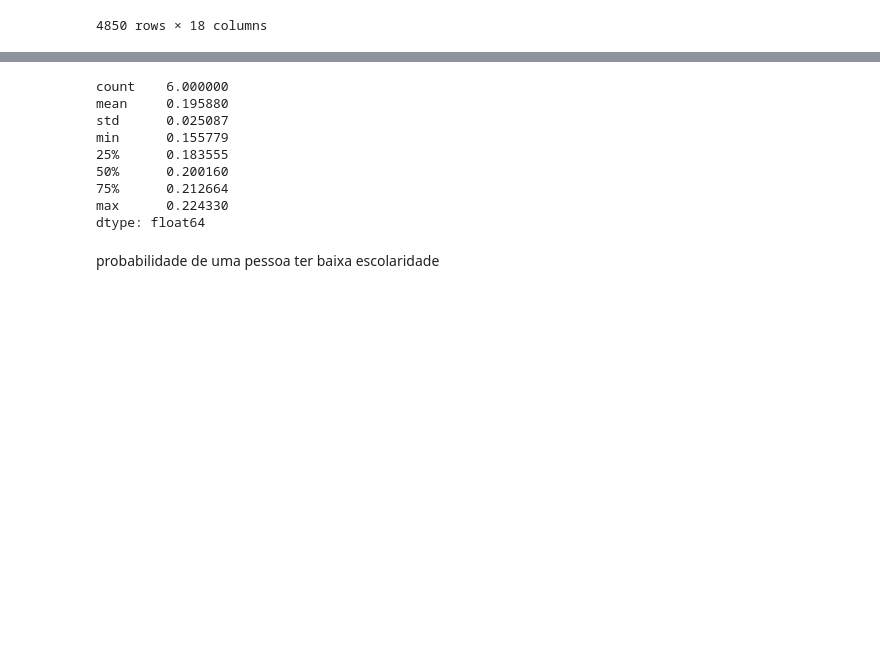
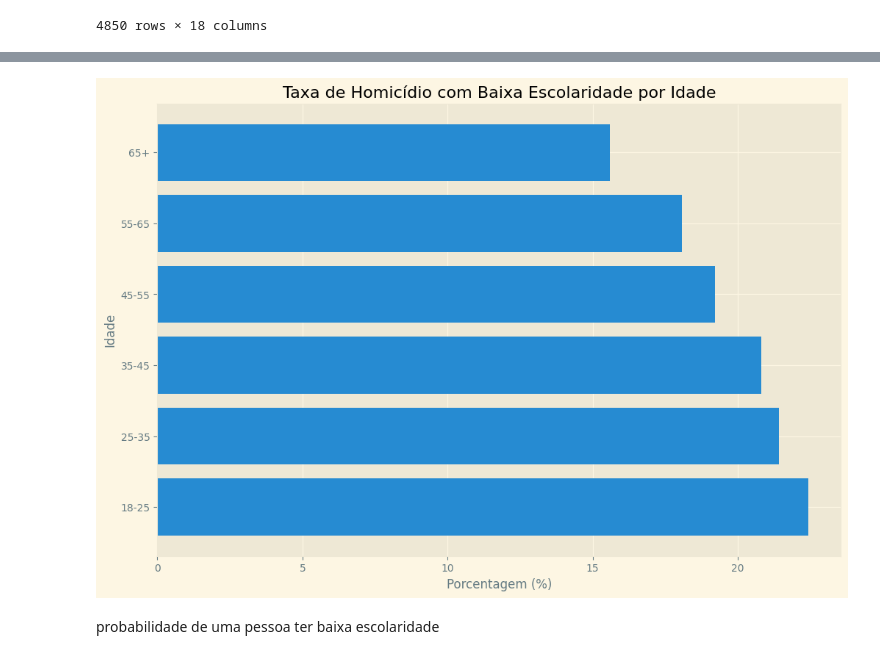
Before and after one commit to iagonmic/taxa-homicidio-pb, a Jupyter notebook: analise.ipynb, the cells around one changed output, grey strips where cells are left out. Cells and saved outputs as stored; diff of their text form; code cells hidden in the pictures; blank space fills up the shorter version.

```diff
--- a/analise.ipynb
+++ b/analise.ipynb
@@ -425,18 +450,21 @@ idade_series.plot(kind='bar') # a maior parte das vitimas tem entre 18-35 anos
 # %%
-idade_series_taxa.describe() #.plot(kind='bar') # 86.77% aprox.das pessoas de cada faixa etária que morrem tem baixa escolaridade em relação as pessoas que tem ensino base completo
+plt.figure(figsize=(12,8))
+
+plt.barh(idade_series_taxa.index, idade_series_taxa)
+
+plt.title('Taxa de Homicídio com Baixa Escolaridade por Idade')
+
+plt.ylabel('Idade')
+plt.xlabel('Porcentagem (%)')
+
+plt.show()
+
+# idade_series_taxa.plot(kind='bar') # 86.77% aprox.das pessoas de cada faixa etária que morrem tem baixa escolaridade em relação as pessoas que tem ensino base completo
 # e aprox. 19.59% das pessoas de cada faixa etária que morrem tem baixa escolaridade em relação ao total de pessoas.
 
 # não tem uma idade que influencia a partir da baixa escolaridade, mantendo-a praticamente constante com um desvio-padrão de 0,025 no de baixa escolaridade em relação ao total de pessoas.
 # %% [output]
-count    6.000000
-mean     0.195880
-std      0.025087
-min      0.155779
-25%      0.183555
-50%      0.200160
-75%      0.212664
-max      0.224330
-dtype: float64
+[figure, added]
 # %% [markdown]
 probabilidade de uma pessoa ter baixa escolaridade
 # %%
```
Also changed, not shown: parts of 20 cells of this notebook, 9 other files.
